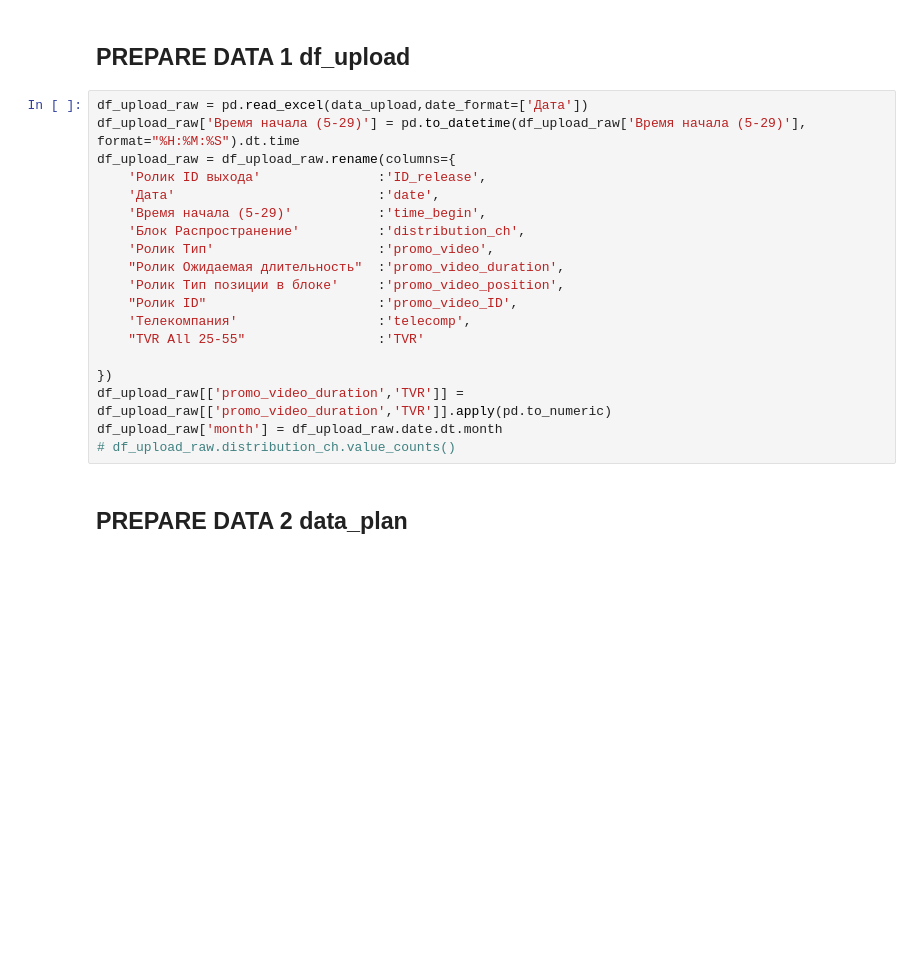
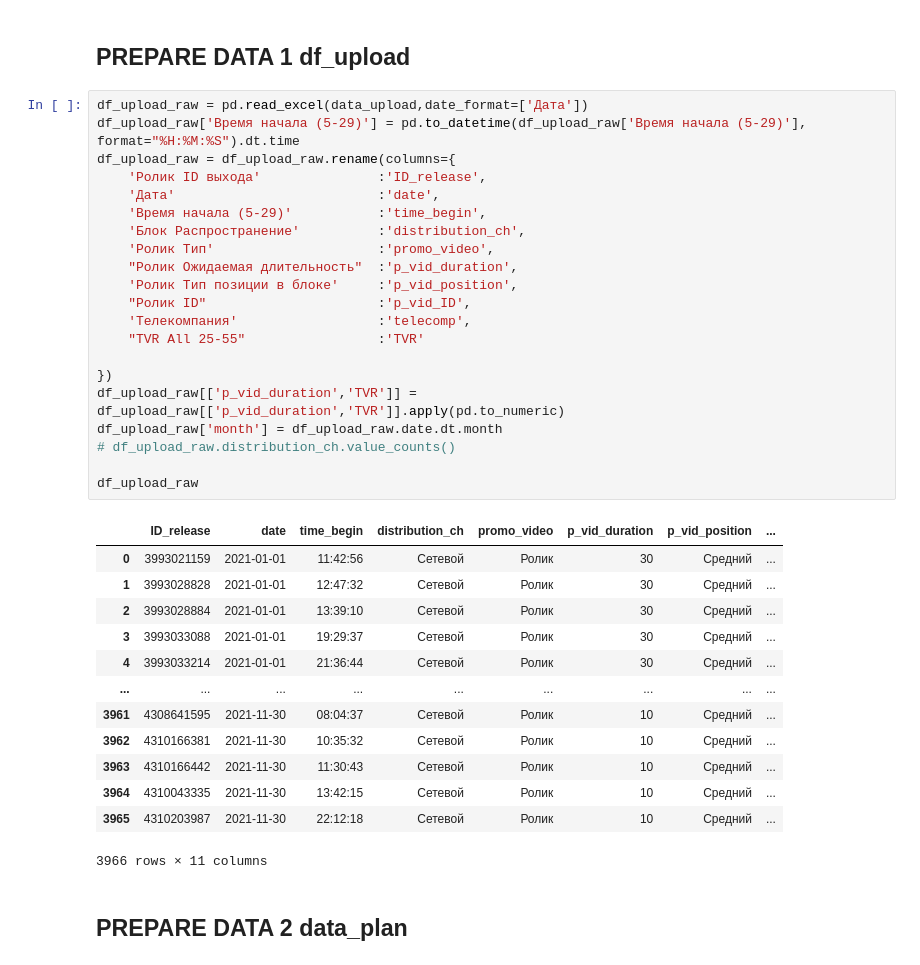
Before and after one commit to Nick2201/TRP_rate_system, a Jupyter notebook: TRP_rate_system/src/data_show.ipynb, the cells around one changed output. Saved outputs shown, nothing was run; the diff lists cells and outputs as text; blank space fills up the shorter version.

```diff
--- a/TRP_rate_system/src/data_show.ipynb
+++ b/TRP_rate_system/src/data_show.ipynb
@@ -18,22 +18,38 @@ df_upload_raw = pd.read_excel(data_upload)
 # %%
 df_upload_raw = pd.read_excel(data_upload,date_format=['Дата'])
 df_upload_raw['Время начала (5-29)'] = pd.to_datetime(df_upload_raw['Время начала (5-29)'], format="%H:%M:%S").dt.time
 df_upload_raw = df_upload_raw.rename(columns={
     'Ролик ID выхода'               :'ID_release',
     'Дата'                          :'date',
     'Время начала (5-29)'           :'time_begin',
     'Блок Распространение'          :'distribution_ch',
     'Ролик Тип'                     :'promo_video',
-    "Ролик Ожидаемая длительность"  :'promo_video_duration',
-    'Ролик Тип позиции в блоке'     :'promo_video_position',
-    "Ролик ID"                      :'promo_video_ID',
+    "Ролик Ожидаемая длительность"  :'p_vid_duration',
+    'Ролик Тип позиции в блоке'     :'p_vid_position',
+    "Ролик ID"                      :'p_vid_ID',
     'Телекомпания'                  :'telecomp',
     "TVR All 25-55"                 :'TVR'
 
 })
-df_upload_raw[['promo_video_duration','TVR']] = df_upload_raw[['promo_video_duration','TVR']].apply(pd.to_numeric)
+df_upload_raw[['p_vid_duration','TVR']] = df_upload_raw[['p_vid_duration','TVR']].apply(pd.to_numeric)
 df_upload_raw['month'] = df_upload_raw.date.dt.month
 # df_upload_raw.distribution_ch.value_counts()
+
+df_upload_raw
+# %% [output]
+|  | ID_release | date | time_begin | distribution_ch | promo_video | p_vid_duration | p_vid_position | ... |
+| 0 | 3993021159 | 2021-01-01 | 11:42:56 | Сетевой | Ролик | 30 | Средний | ... |
+| 1 | 3993028828 | 2021-01-01 | 12:47:32 | Сетевой | Ролик | 30 | Средний | ... |
+| 2 | 3993028884 | 2021-01-01 | 13:39:10 | Сетевой | Ролик | 30 | Средний | ... |
+| 3 | 3993033088 | 2021-01-01 | 19:29:37 | Сетевой | Ролик | 30 | Средний | ... |
+| 4 | 3993033214 | 2021-01-01 | 21:36:44 | Сетевой | Ролик | 30 | Средний | ... |
+| ... | ... | ... | ... | ... | ... | ... | ... | ... |
+| 3961 | 4308641595 | 2021-11-30 | 08:04:37 | Сетевой | Ролик | 10 | Средний | ... |
+| 3962 | 4310166381 | 2021-11-30 | 10:35:32 | Сетевой | Ролик | 10 | Средний | ... |
+| 3963 | 4310166442 | 2021-11-30 | 11:30:43 | Сетевой | Ролик | 10 | Средний | ... |
+| 3964 | 4310043335 | 2021-11-30 | 13:42:15 | Сетевой | Ролик | 10 | Средний | ... |
+| 3965 | 4310203987 | 2021-11-30 | 22:12:18 | Сетевой | Ролик | 10 | Средний | ... |
+3966 rows × 11 columns
 # %% [markdown]
 ## PREPARE DATA 2 data_plan
 # %%
```
Also changed, not shown: parts of 8 cells of this notebook, 2 other files.
